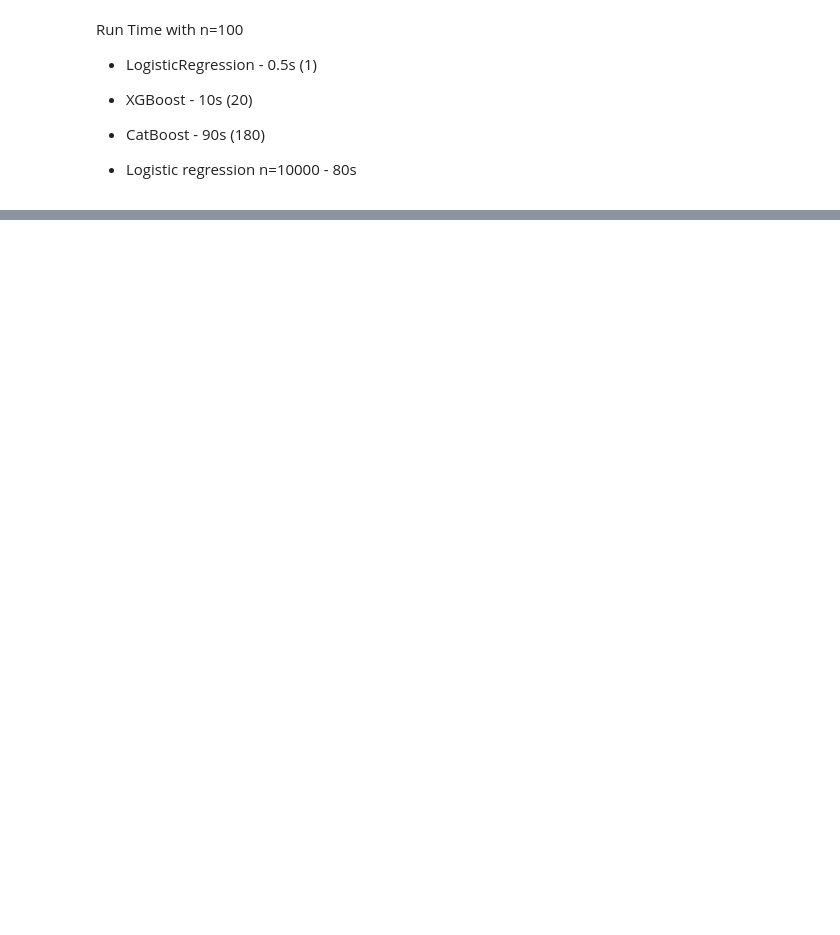
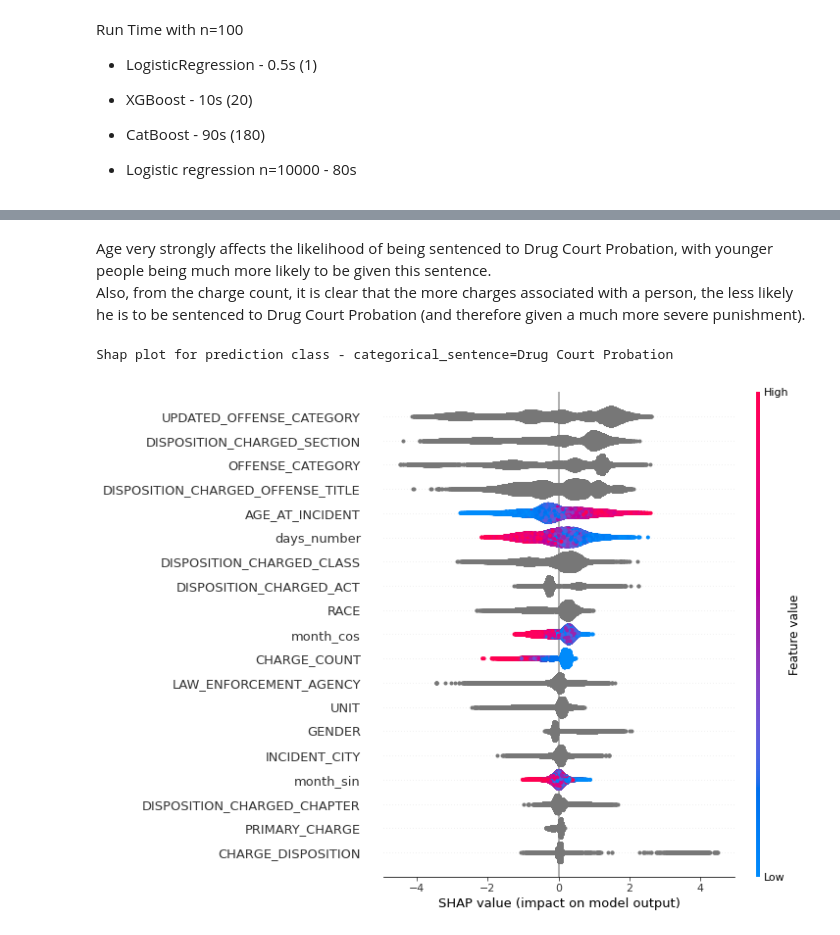
Before and after one commit to MinuraSilva/SentencePredictor, a Jupyter notebook: Model_prediction.ipynb, the cells around one changed output, grey strips where cells are left out. Saved outputs shown, nothing was run; the diff lists cells and outputs as text; code cells hidden in the pictures; blank space fills up the shorter version.

```diff
--- a/Model_prediction.ipynb
+++ b/Model_prediction.ipynb
@@ -440,0 +451,10 @@ Learning rate set to 0.07036
+# %% [markdown]
+Age very strongly affects the likelihood of being sentenced to Drug Court Probation, with younger people being much more likely to be given this sentence.<br>
+Also, from the charge count, it is clear that the more charges associated with a person, the less likely he is to be sentenced to Drug Court Probation (and therefore given a much more severe punishment).
+# %%
+class_number = 3
+print(f"Shap plot for prediction class - categorical_sentence={class_labels[class_number]}")
+shap.summary_plot(shap_values[class_number], X_train_cat)
+# %% [output]
+Shap plot for prediction class - categorical_sentence=Drug Court Probation
+[figure, added]
```
Also changed, not shown: parts of 55 cells of this notebook.
